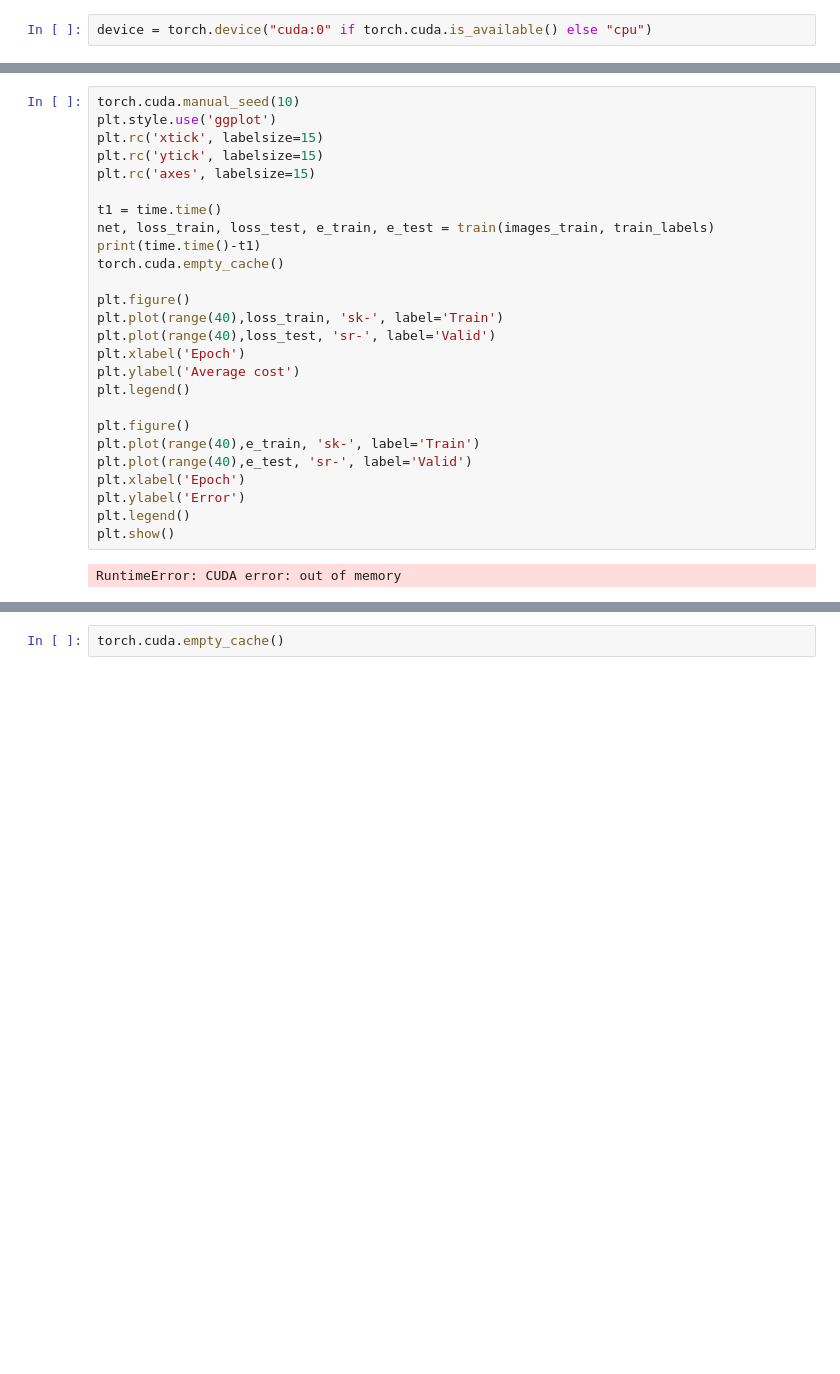
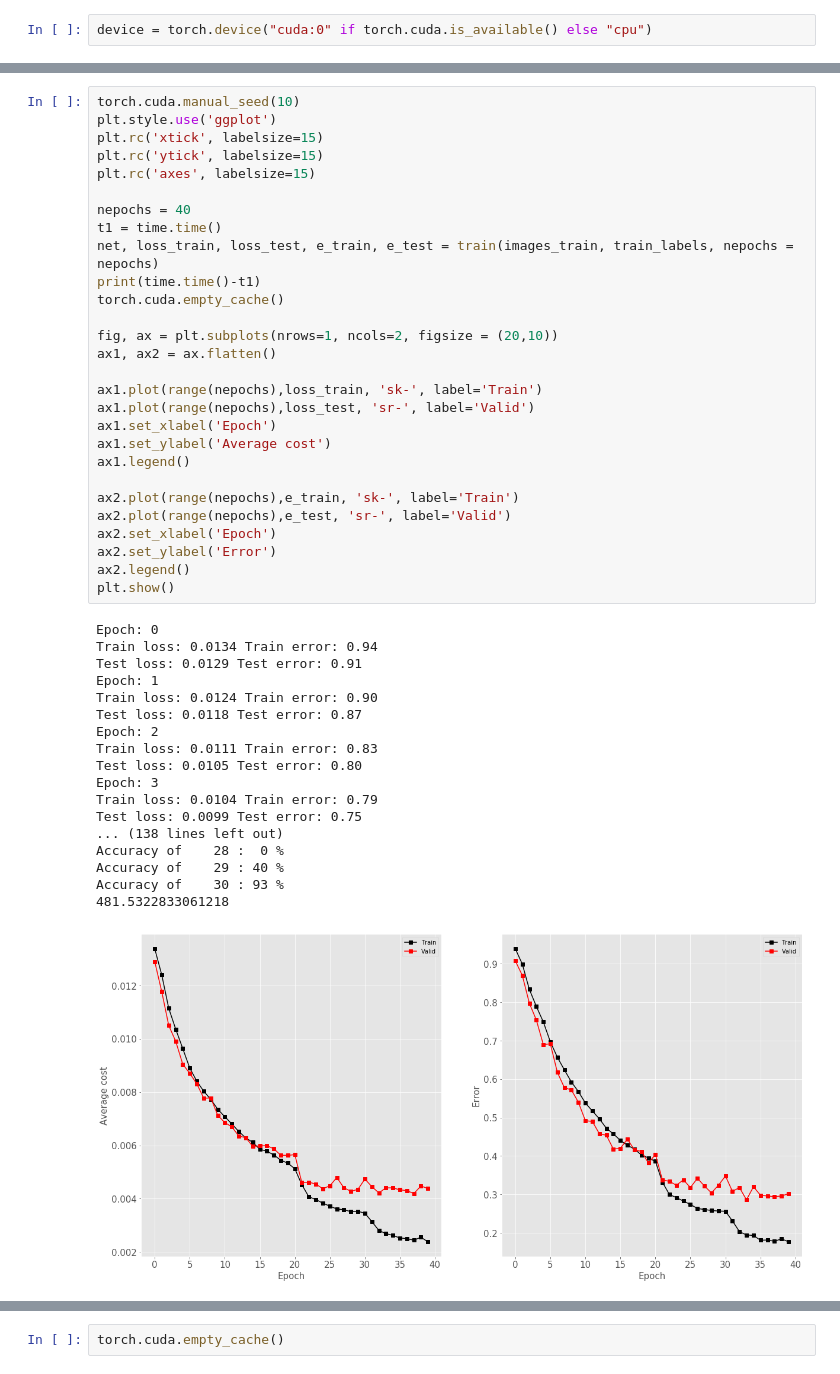
Before and after one commit to OMalenfantThuot/Devoir04_kaggle_competition, a Jupyter notebook: kaggle.ipynb, the cells around one changed output, grey strips where cells are left out. Saved outputs shown, nothing was run; the diff lists cells and outputs as text; blank space fills up the shorter version.

```diff
--- a/kaggle.ipynb
+++ b/kaggle.ipynb
@@ -210,28 +233,47 @@ torch.cuda.get_device_name(0)
 # %%
 torch.cuda.manual_seed(10)
 plt.style.use('ggplot')
 plt.rc('xtick', labelsize=15)
 plt.rc('ytick', labelsize=15)
 plt.rc('axes', labelsize=15)
 
+nepochs = 40
 t1 = time.time()
-net, loss_train, loss_test, e_train, e_test = train(images_train, train_labels)
+net, loss_train, loss_test, e_train, e_test = train(images_train, train_labels, nepochs = nepochs)
 print(time.time()-t1)
 torch.cuda.empty_cache()
 
-plt.figure()
-plt.plot(range(40),loss_train, 'sk-', label='Train')
-plt.plot(range(40),loss_test, 'sr-', label='Valid')
-plt.xlabel('Epoch')
-plt.ylabel('Average cost')
-plt.legend()
+fig, ax = plt.subplots(nrows=1, ncols=2, figsize = (20,10))
+ax1, ax2 = ax.flatten()
 
-plt.figure()
-plt.plot(range(40),e_train, 'sk-', label='Train')
-plt.plot(range(40),e_test, 'sr-', label='Valid')
-plt.xlabel('Epoch')
-plt.ylabel('Error')
-plt.legend()
+ax1.plot(range(nepochs),loss_train, 'sk-', label='Train')
+ax1.plot(range(nepochs),loss_test, 'sr-', label='Valid')
+ax1.set_xlabel('Epoch')
+ax1.set_ylabel('Average cost')
+ax1.legend()
+
+ax2.plot(range(nepochs),e_train, 'sk-', label='Train')
+ax2.plot(range(nepochs),e_test, 'sr-', label='Valid')
+ax2.set_xlabel('Epoch')
+ax2.set_ylabel('Error')
+ax2.legend()
 plt.show()
 # %% [output]
-RuntimeError: CUDA error: out of memory
+Epoch: 0
+Train loss: 0.0134 Train error: 0.94
+Test loss: 0.0129 Test error: 0.91
+Epoch: 1
+Train loss: 0.0124 Train error: 0.90
+Test loss: 0.0118 Test error: 0.87
+Epoch: 2
+Train loss: 0.0111 Train error: 0.83
+Test loss: 0.0105 Test error: 0.80
+Epoch: 3
+Train loss: 0.0104 Train error: 0.79
+Test loss: 0.0099 Test error: 0.75
+... (138 lines left out)
+Accuracy of    28 :  0 %
+Accuracy of    29 : 40 %
+Accuracy of    30 : 93 %
+481.5322833061218
+[figure, added]
```
Also changed, not shown: parts of 7 cells of this notebook.
